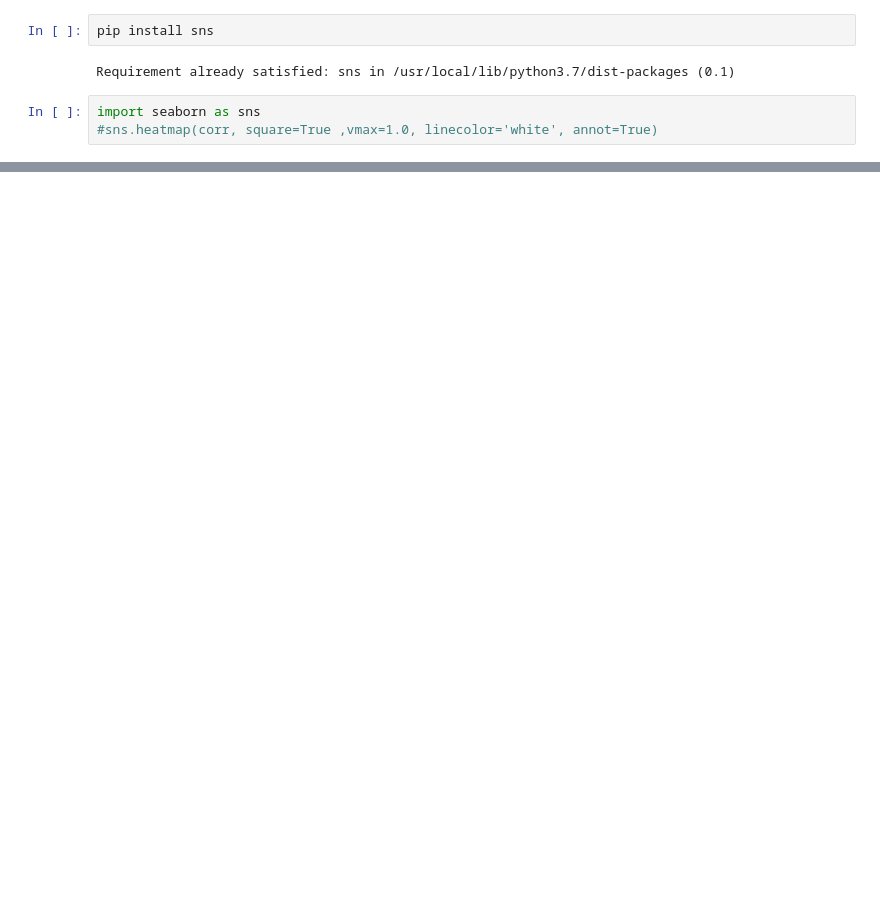
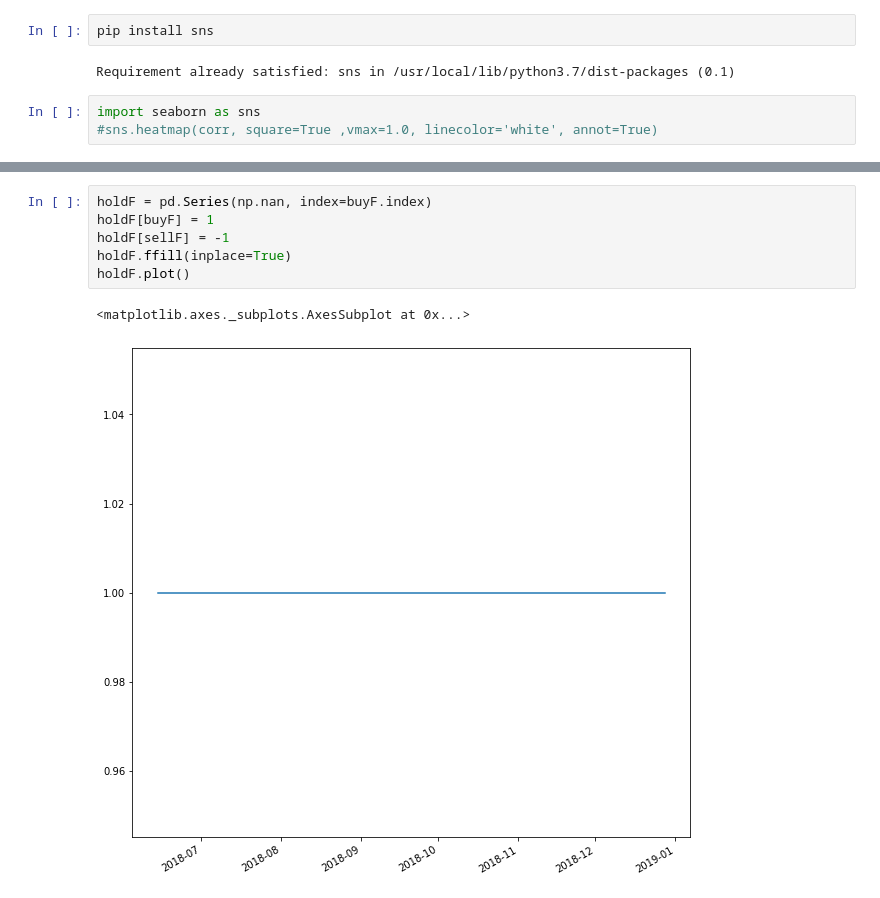
Before and after one commit to jerry910525/financial_project, a Jupyter notebook: pair_trading.ipynb, the cells around one changed output, grey strips where cells are left out. Drawn from its saved outputs; the diff is of its cells as text; blank space fills up the shorter version.

```diff
--- a/pair_trading.ipynb
+++ b/pair_trading.ipynb
@@ -153,0 +173,9 @@ plt.axhline(y = new.mean(), color = 'r', linestyle = '--')
+# %%
+holdF = pd.Series(np.nan, index=buyF.index)
+holdF[buyF] = 1
+holdF[sellF] = -1
+holdF.ffill(inplace=True)
+holdF.plot()
+# %% [output]
+<matplotlib.axes._subplots.AxesSubplot at 0x...>
+[figure, added]
```
Also changed, not shown: parts of 10 cells of this notebook.
